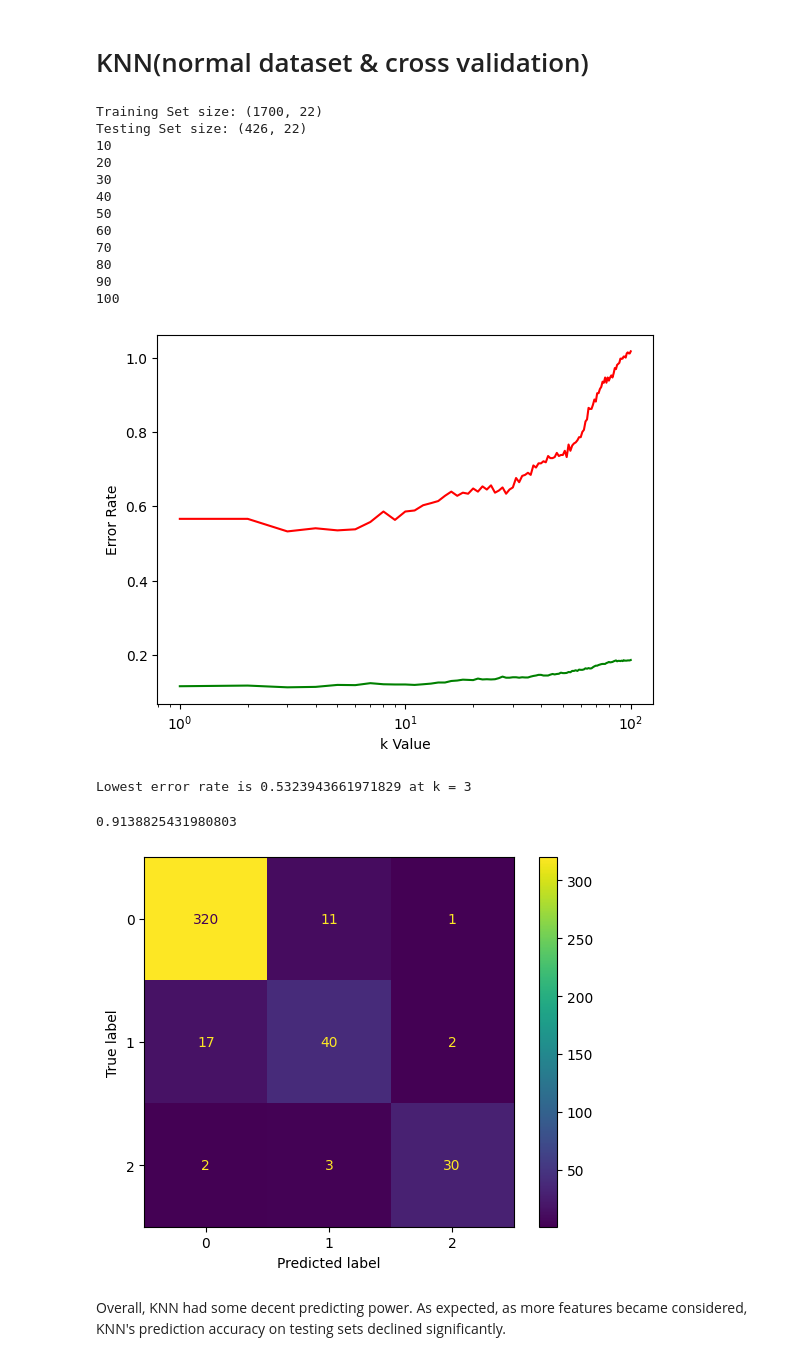
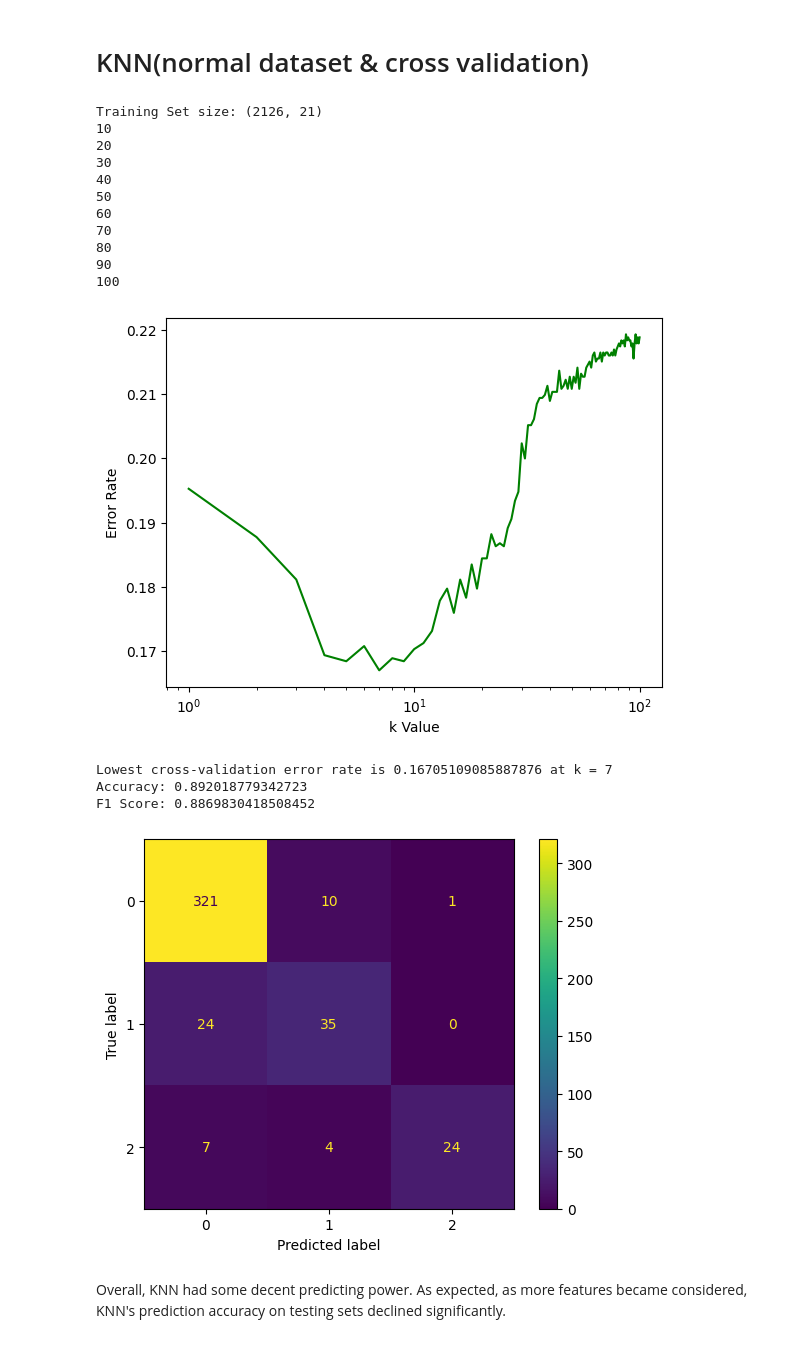
Before and after one commit to sharvdawg/FetusHealthML, a Jupyter notebook: Project/Final Project 184 Code.ipynb, the cells around one changed output. Saved outputs shown, nothing was run; the diff lists cells and outputs as text; code cells hidden in the pictures.

```diff
--- a/Project/Final Project 184 Code.ipynb
+++ b/Project/Final Project 184 Code.ipynb
@@ -53,6 +52,14 @@ y_test = np.array(y_test)
 #Using the KNNClassifier from the sklearnknn_classifier.fit(X_train, y_train) library, we will experiment with different values of k.
 KNN_testErrors = [0]*250 #index will represent k value. Testing up to k = 500
 KNN_crossValidationErrors = [0]*250
+
+x_train = short_df
+y_train = df.loc[:,df.columns=="fetal_health"]
+print("Training Set size:",x_train.shape)
+
+x_train = np.array(x_train2)
+y_train = np.array(y_train2)
+
 for k in range(250):
     k = k+1 #1-250 not 0-249
     if(k%25==0):
@@ -65,15 +72,10 @@ for k in range(250):
         knnClassifier.fit(Xti, Yti)
 
         cross_validation_pred = knnClassifier.predict(Xvi)
-        y_test_pred = knnClassifier.predict(x_test)
 
         cross_validation_accuracy = accuracy_score(Yvi,cross_validation_pred)
-        test_accuracy = accuracy_score(y_test,y_test_pred)
 
         cross_validation_error = 1-cross_validation_accuracy
-        test_error = 1-test_accuracy
         KNN_crossValidationErrors[k-1] += cross_validation_error
-        KNN_testErrors[k-1] += test_error
     KNN_crossValidationErrors[k-1] = KNN_crossValidationErrors[k-1]/nFolds
-    KNN_testErrors[k-1] = KNN_testErrors[k-1]/nFolds
 # %% [output]
@@ -116,0 +133,11 @@ print(f1_score(y_test, y_test_pred,average="weighted"))
+# %%
+x_train2, x_test2, y_train2, y_test2 = train_test_split(df, y_labels, test_size=0.2,stratify=y_labels)
+
+knnClassifier = KNeighborsClassifier(n_neighbors=1)
+knnClassifier.fit(x_train2, y_train2)
+y_test_pred2 = knnClassifier.predict(x_test2)
+matrix = confusion_matrix(y_test2, y_test_pred2)
+disp = ConfusionMatrixDisplay(confusion_matrix=matrix)
+disp.plot()
+print("Accuracy: {}".format(accuracy_score(y_test2,y_test_pred2)))
+print("F1 Score: {}".format(f1_score(y_test2, y_test_pred2, average="weighted")))
@@ -181,13 +214,12 @@ Lowest error rate is 0.09154929577464788 at k = 1
 # %%
 #We will repeat the same process, but with the entire dataset. To save time, I will only test for up to k=100.
 #In all likelihood, the best k value will reveal itself early on
-x_train2, x_test2, y_train2, y_test2 = train_test_split(df, y_labels, test_size=0.2,stratify=y_labels)
+x_train2 = df.loc[:,df.columns!="fetal_health"]
+y_train2 = df.loc[:,df.columns=="fetal_health"]
 print("Training Set size:",x_train2.shape)
-print("Testing Set size:",x_test2.shape)
+
 x_train2 = np.array(x_train2)
-x_test2 = np.array(x_test2)
 y_train2 = np.array(y_train2)
-y_test2 = np.array(y_test2)
 
 KNN_testErrors = [0]*100 #index will represent k value. Testing up to k = 100
 KNN_trainErrors = [0]*100
@@ -202,50 +234,46 @@ for k in range(100):
         knnClassifier.fit(Xti, Yti)
 
         y_train_pred2 = knnClassifier.predict(Xvi)
-        y_test_pred2 = knnClassifier.predict(x_test2)
 
         train_accuracy2 = accuracy_score(Yvi,y_train_pred2)
-        test_accuracy2 = accuracy_score(y_test2,y_test_pred2)
         train_error2 = 1-train_accuracy2
-        test_error2 = 1-test_accuracy2
         KNN_trainErrors[k-1] += train_error2
-        KNN_testErrors[k-1] += test_error2
     KNN_trainErrors[k-1] = KNN_trainErrors[k-1]/5
-    KNN_testErrors[k-1] += KNN_testErrors[k-1]/5
 
 plt.semilogx(range(1, len(KNN_trainErrors) + 1), KNN_trainErrors, color='g')
-plt.semilogx(range(1, len(KNN_testErrors) + 1), KNN_testErrors, color='r')
 plt.xlabel('k Value')
 plt.ylabel('Error Rate')
 plt.show()
 
-bestk = KNN_testErrors.index(min(KNN_testErrors))+1
-print("Lowest error rate is",min(KNN_testErrors),"at k =",bestk)
+bestk = KNN_trainErrors.index(min(KNN_trainErrors))+1
+print("Lowest cross-validation error rate is",min(KNN_trainErrors),"at k =",bestk)
 
+x_train2, x_test2, y_train2, y_test2 = train_test_split(df, y_labels, test_size=0.2,stratify=y_labels)
 knnClassifier = KNeighborsClassifier(n_neighbors=bestk)
 knnClassifier.fit(x_train2, y_train2)
 y_test_pred2 = knnClassifier.predict(x_test2)
 matrix = confusion_matrix(y_test2, y_test_pred2)
 disp = ConfusionMatrixDisplay(confusion_matrix=matrix)
 disp.plot()
-f1_score(y_test2, y_test_pred2, average="weighted")
+print("Accuracy: {}".format(accuracy_score(y_test2,y_test_pred2)))
+print("F1 Score: {}".format(f1_score(y_test2, y_test_pred2, average="weighted")))
 # %% [output]
-Training Set size: (1700, 22)
-Testing Set size: (426, 22)
+Training Set size: (2126, 21)
 10
 20
 30
 40
 50
 60
 70
 80
 90
 100
-[figure, old version]
+[figure, new version]
-Lowest error rate is 0.5323943661971829 at k = 3
+Lowest cross-validation error rate is 0.16705109085887876 at k = 7
+Accuracy: 0.892018779342723
+F1 Score: 0.8869830418508452
-0.9138825431980803
-[figure, old version]
+[figure, new version]
 # %% [markdown]
 Overall, KNN had some decent predicting power. As expected, as more features became considered, KNN's prediction accuracy on testing sets declined significantly.
 # %% [markdown]
```
Also changed, not shown: parts of 13 cells of this notebook, 6 other files.
